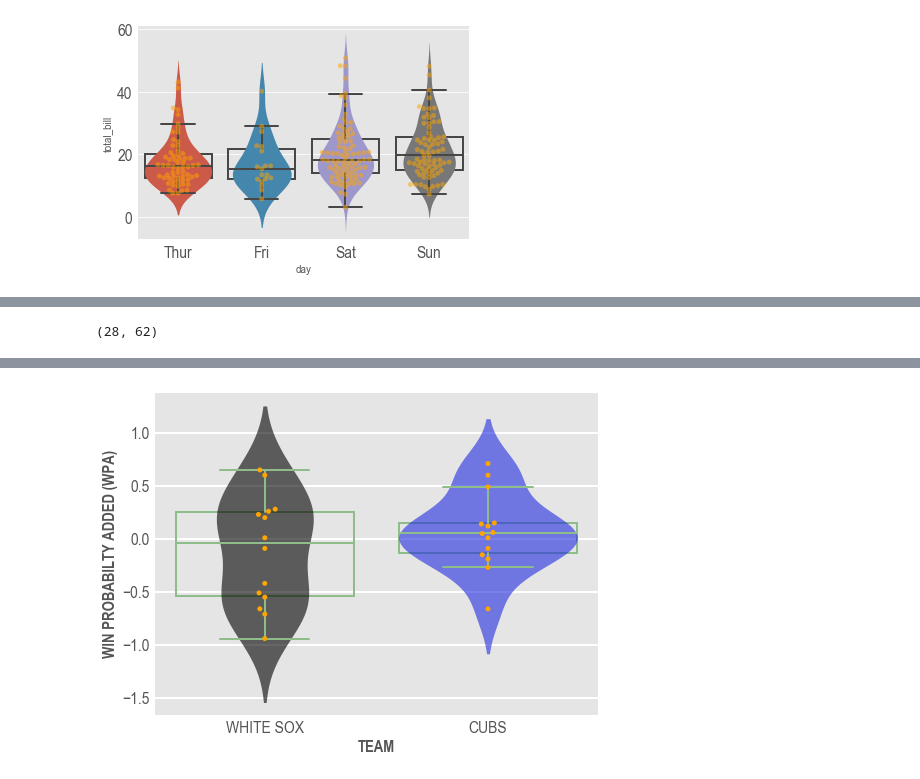
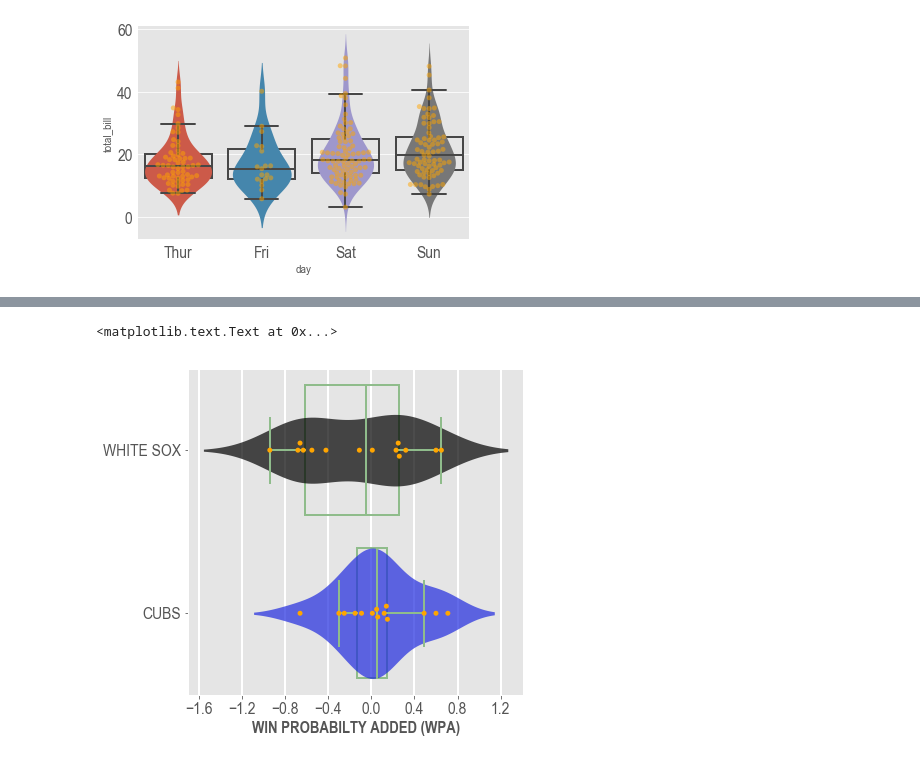
Before and after one commit to timbroderick/pybaseball, a Jupyter notebook: playing3.ipynb, the cells around one changed output, grey strips where cells are left out. Drawn from its saved outputs; the diff is of its cells as text; code cells hidden in the pictures.

```diff
--- a/playing3.ipynb
+++ b/playing3.ipynb
@@ -71,8 +65,3 @@ cubs.head(3)
-# %%
-pitching = pitching.append(cubs)
-pitching.shape
-# %% [output]
-(28, 62)
 # %%
 pitching.dtypes
 # %% [output]
@@ -96,24 +85,28 @@ Length: 62, dtype: object
 # %%
 # #6B8E23
 my_pal = {"WHITE SOX": "#000000", "CUBS": "#000FFF"}
-g = sns.boxplot(x="Team", y="WPA", data=pitching,
+gs = sns.violinplot(x="WPA", y="Team", data=pitching, inner=None, linewidth=0, palette=my_pal)
+plt.setp(gs.collections, alpha=.7)
+g = sns.boxplot(x="WPA", y="Team", data=pitching,
                 showcaps=True,
                 boxprops={'facecolor':'None', 'edgecolor': '#8FBC8B' },
                 whiskerprops={'color': '#8FBC8B'},
                 capprops={'color': '#8FBC8B'},
                 medianprops={'color': '#8FBC8B'},
                 showfliers=False)
-g = sns.violinplot(x="Team", y="WPA", data=pitching, inner=None, linewidth=0, palette=my_pal)
-plt.setp(g.collections, alpha=.6)
-g = sns.swarmplot(x="Team", y="WPA", data=pitching, color="orange")
-g.grid(axis='y', linewidth=2)
-g.figure.set_size_inches(8,6)
+g = sns.swarmplot(x="WPA", y="Team", data=pitching, color="orange")
+g.grid(axis='x', linewidth=2)
+g.figure.set_size_inches(6,6)
 # Add labels to the plot
-g.set_ylabel('WIN PROBABILTY ADDED (WPA)', fontsize=16, fontweight='bold')
-g.set_xlabel('TEAM', fontsize=16, fontweight='bold')
-g.figure.savefig('static/img/WPA.png',bbox_inches='tight')
+g.set_ylabel('', fontsize=2)
+tick_locator = ticker.MaxNLocator(10)
+g.xaxis.set_major_locator(tick_locator)
+g.set_xlabel('WIN PROBABILTY ADDED (WPA)', fontsize=16, fontweight='bold')
+#g.figure.savefig('static/img/WPA.png',bbox_inches='tight')
+#g.figure.savefig('static/img/WPA.svg',bbox_inches='tight')
 # %% [output]
+<matplotlib.text.Text at 0x...>
-[figure, old version]
+[figure, new version]
 # %%
 # The olive lines are the box and whiskers blot, otherwise known as a box plot.
 # Excluding outliers, this chart divides up all the values into quintiles, with the box showing the middle two quinitles.
```
Also changed, not shown: parts of 3 cells of this notebook, 19 other files.
